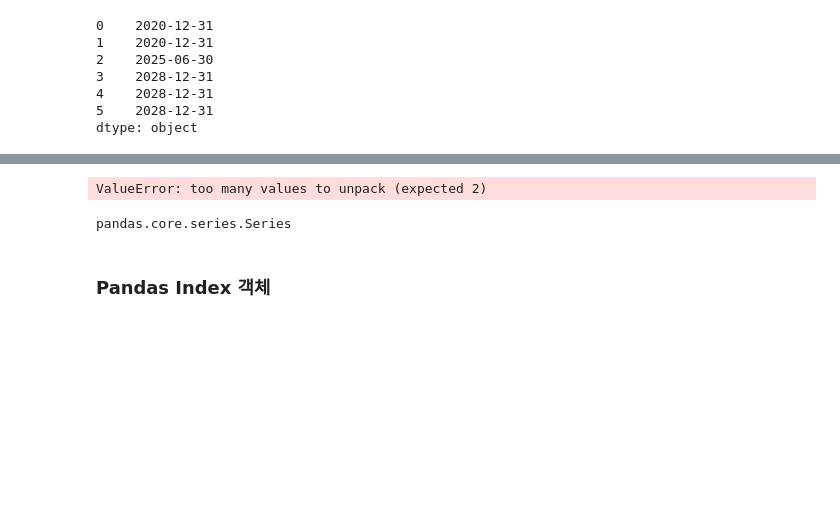
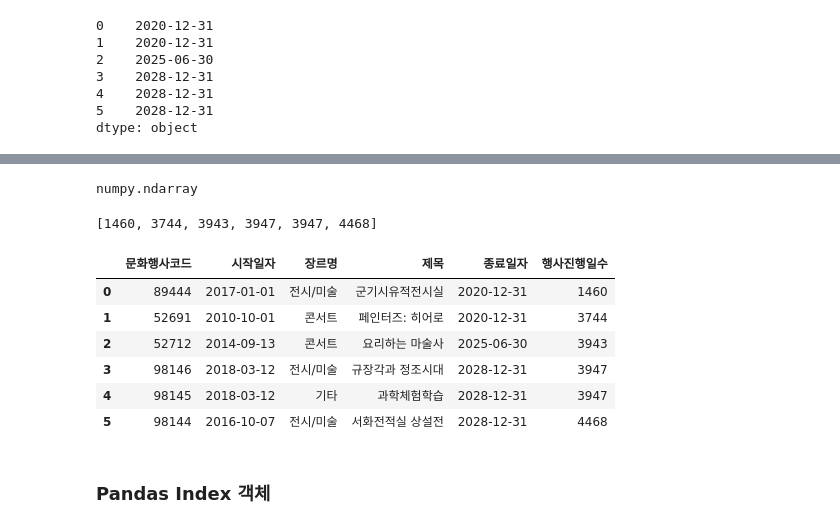
Before and after one commit to jrj8819/python-programming-class, a Jupyter notebook: ML_lesson3-1.ipynb, the cells around one changed output, grey strips where cells are left out. Saved outputs shown, nothing was run; the diff lists cells and outputs as text; code cells hidden in the pictures; blank space fills up the shorter version.

```diff
--- a/ML_lesson3-1.ipynb
+++ b/ML_lesson3-1.ipynb
@@ -371,29 +373,0 @@ events
-# %%
-from datetime import datetime
-
-def calDate(strDay1, strDay2):
-
-    list1 = strDay1.values
-    list2 = strDay2.values
-
-    lists1 = []
-    lists2 = []
-
-
-    for i1 in list1:
-        year1 = str(l1).split('-')
-        lists1.append(year1)
-    for i2 in list2:
-        year2 = str(l2).split('-')
-        lists2.append(year2)
-
-
-    for i1, i2 in list1, list2:
-        year1 = str(l1).split('-')
-        year2 = str(l2).split('-')
-
-        time1 = datetime(int(year1[0]), int(year1[1]), int(year1[2]))
-        time2 = datetime(int(year2[0]), int(year2[1]), int(year2[2]))
-        list.append((time2-time1).days)
-
-    return lists
@@ -399,0 +379,5 @@ def calDate(strDay1, strDay2):
+# %%
+# 매개 변수의 자료형을 확인 2
+type(events["시작일자"].values)
+# %% [output]
+numpy.ndarray
@@ -400,11 +426,19 @@ def calDate(strDay1, strDay2):
+# %%
+calDate(events["시작일자"], events["종료일자"])
+# %% [output]
+[1460, 3744, 3943, 3947, 3947, 4468]
 # %%
-events_copy = events["행사진행일수"] = calDate(events["시작일자"], events["종료일자"])
+events["행사진행일수"] = calDate(events["시작일자"], events["종료일자"])
-# %% [output]
-ValueError: too many values to unpack (expected 2)
-# %%
-events_copy
-# %% [output]
-pandas.core.series.Series
+# %%
+events
+# %% [output]
+|  | 문화행사코드 | 시작일자 | 장르명 | 제목 | 종료일자 | 행사진행일수 |
+| 0 | 89444 | 2017-01-01 | 전시/미술 | 군기시유적전시실 | 2020-12-31 | 1460 |
+| 1 | 52691 | 2010-10-01 | 콘서트 | 페인터즈: 히어로 | 2020-12-31 | 3744 |
+| 2 | 52712 | 2014-09-13 | 콘서트 | 요리하는 마술사 | 2025-06-30 | 3943 |
+| 3 | 98146 | 2018-03-12 | 전시/미술 | 규장각과 정조시대 | 2028-12-31 | 3947 |
+| 4 | 98145 | 2018-03-12 | 기타 | 과학체험학습 | 2028-12-31 | 3947 |
+| 5 | 98144 | 2016-10-07 | 전시/미술 | 서화전적실 상설전 | 2028-12-31 | 4468 |
 # %% [markdown]
 ### Pandas Index 객체
 # %% [markdown]
```
Also changed, not shown: parts of 19 cells of this notebook, 1 other file.
